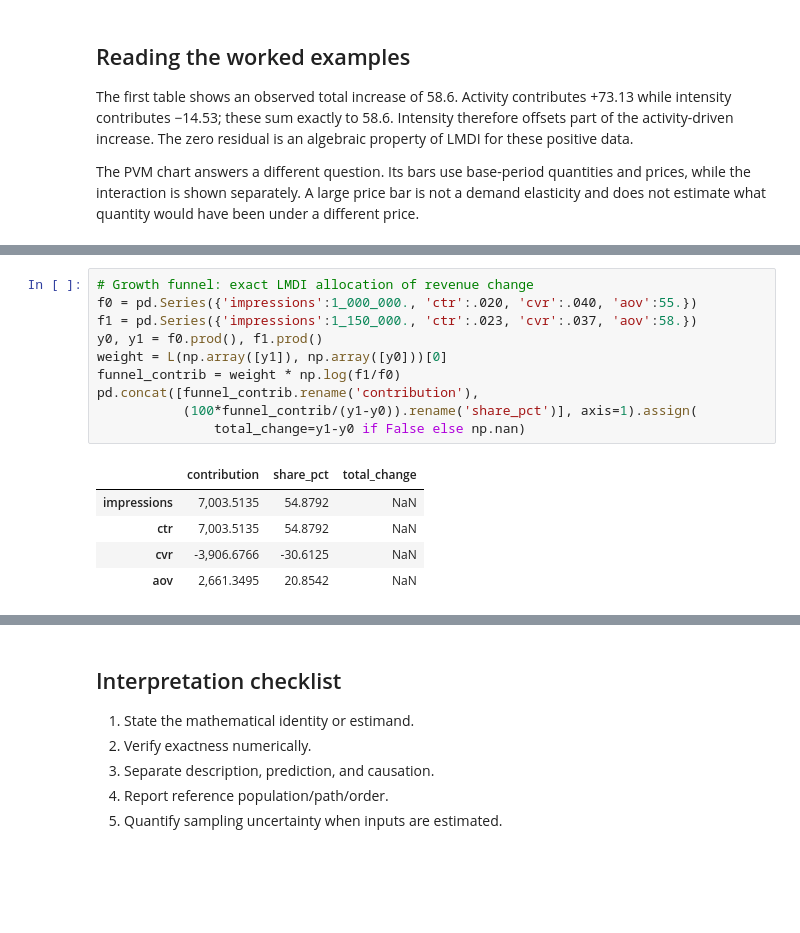
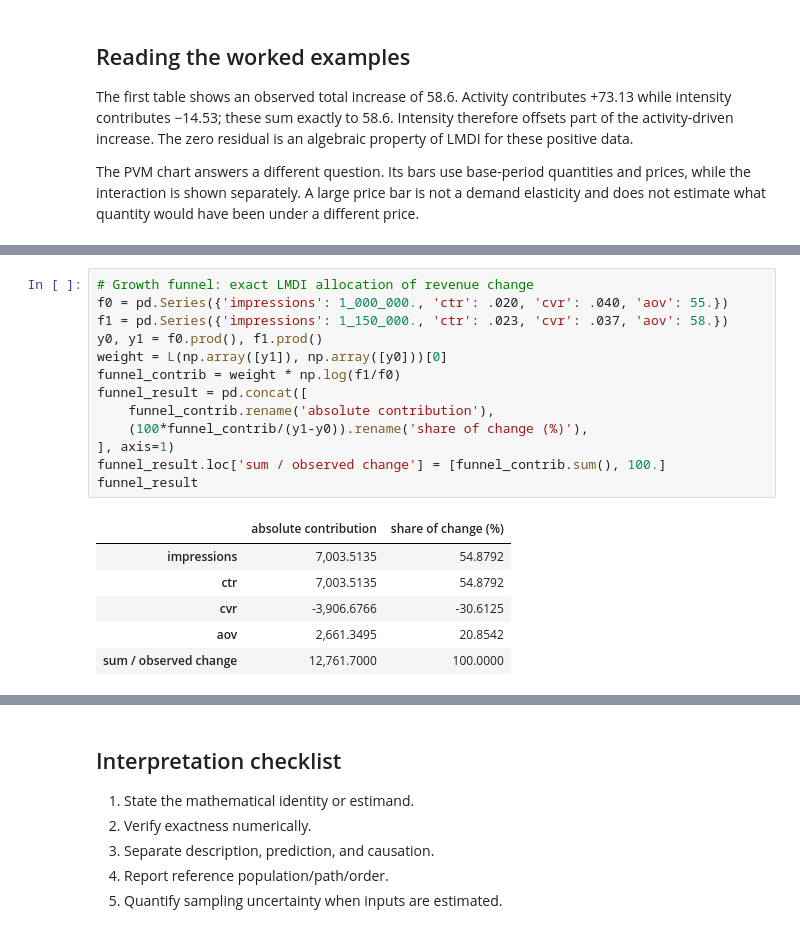
Before and after one commit to gabrielperalta12/decomposition_analysis, a Jupyter notebook: notebooks/02_index_numbers_lmdi_pvm_sda.ipynb, the cells around one changed output, grey strips where cells are left out. Drawn from its saved outputs; the diff is of its cells as text; blank space fills up the shorter version.

```diff
--- a/notebooks/02_index_numbers_lmdi_pvm_sda.ipynb
+++ b/notebooks/02_index_numbers_lmdi_pvm_sda.ipynb
@@ -142,16 +276,20 @@ prevents a favorable revenue attribution from being mistaken for incremental pro
 # %%
 # Growth funnel: exact LMDI allocation of revenue change
-f0 = pd.Series({'impressions':1_000_000., 'ctr':.020, 'cvr':.040, 'aov':55.})
-f1 = pd.Series({'impressions':1_150_000., 'ctr':.023, 'cvr':.037, 'aov':58.})
+f0 = pd.Series({'impressions': 1_000_000., 'ctr': .020, 'cvr': .040, 'aov': 55.})
+f1 = pd.Series({'impressions': 1_150_000., 'ctr': .023, 'cvr': .037, 'aov': 58.})
 y0, y1 = f0.prod(), f1.prod()
 weight = L(np.array([y1]), np.array([y0]))[0]
 funnel_contrib = weight * np.log(f1/f0)
-pd.concat([funnel_contrib.rename('contribution'),
-           (100*funnel_contrib/(y1-y0)).rename('share_pct')], axis=1).assign(
-               total_change=y1-y0 if False else np.nan)
+funnel_result = pd.concat([
+    funnel_contrib.rename('absolute contribution'),
+    (100*funnel_contrib/(y1-y0)).rename('share of change (%)'),
+], axis=1)
+funnel_result.loc['sum / observed change'] = [funnel_contrib.sum(), 100.]
+funnel_result
 # %% [output]
-|  | contribution | share_pct | total_change |
-| impressions | 7,003.5135 | 54.8792 | NaN |
-| ctr | 7,003.5135 | 54.8792 | NaN |
-| cvr | -3,906.6766 | -30.6125 | NaN |
-| aov | 2,661.3495 | 20.8542 | NaN |
+|  | absolute contribution | share of change (%) |
+| impressions | 7,003.5135 | 54.8792 |
+| ctr | 7,003.5135 | 54.8792 |
+| cvr | -3,906.6766 | -30.6125 |
+| aov | 2,661.3495 | 20.8542 |
+| sum / observed change | 12,761.7000 | 100.0000 |
```
Also changed, not shown: parts of 26 cells of this notebook, 9 other files.
